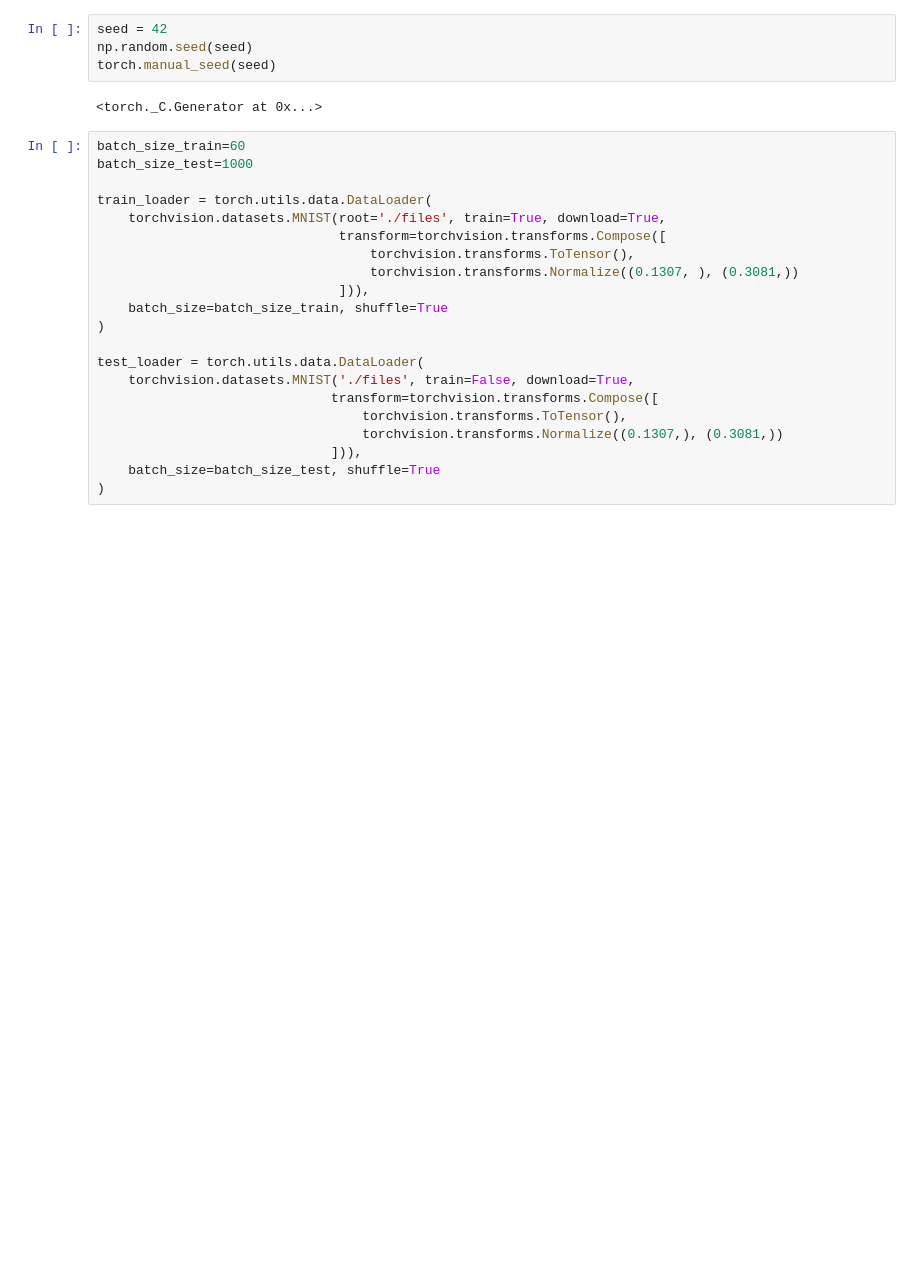
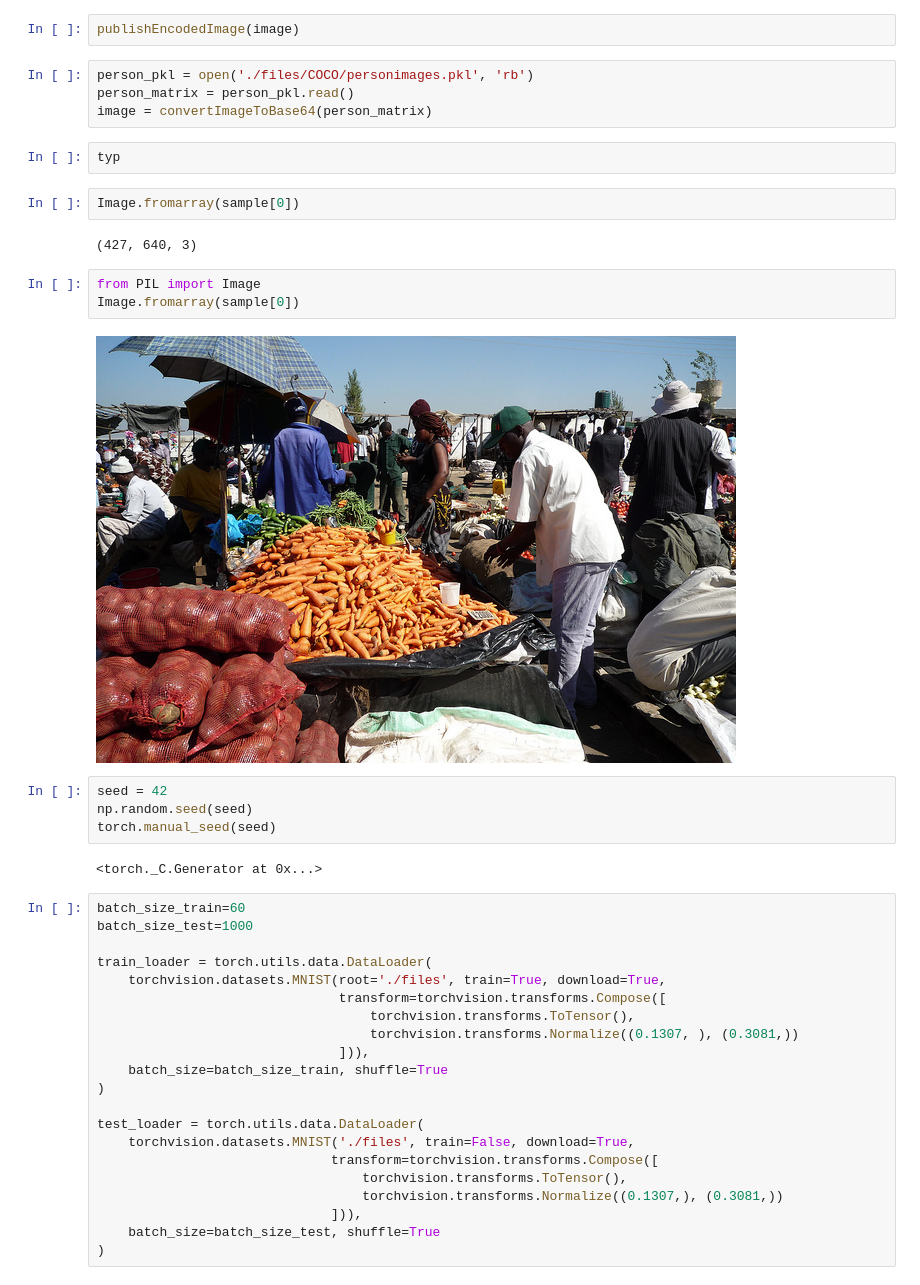
Before and after one commit to davidzlchen/federated-learning-model, a Jupyter notebook: client/CNN Practice.ipynb, the cells around one changed output. Cells and saved outputs as stored; diff of their text form; blank space fills up the shorter version.

```diff
--- a/client/CNN Practice.ipynb
+++ b/client/CNN Practice.ipynb
@@ -7,3 +129,20 @@ import itertools
+# %%
+publishEncodedImage(image)
+# %%
+person_pkl = open('./files/COCO/personimages.pkl', 'rb')
+person_matrix = person_pkl.read()
+image = convertImageToBase64(person_matrix)
+# %%
+typ
+# %%
+Image.fromarray(sample[0])
+# %% [output]
+(427, 640, 3)
+# %%
+from PIL import Image
+Image.fromarray(sample[0])
+# %% [output]
+[figure, added]
 # %%
 seed = 42
 np.random.seed(seed)
```
Also changed, not shown: parts of 15 cells of this notebook, 5 other files.
